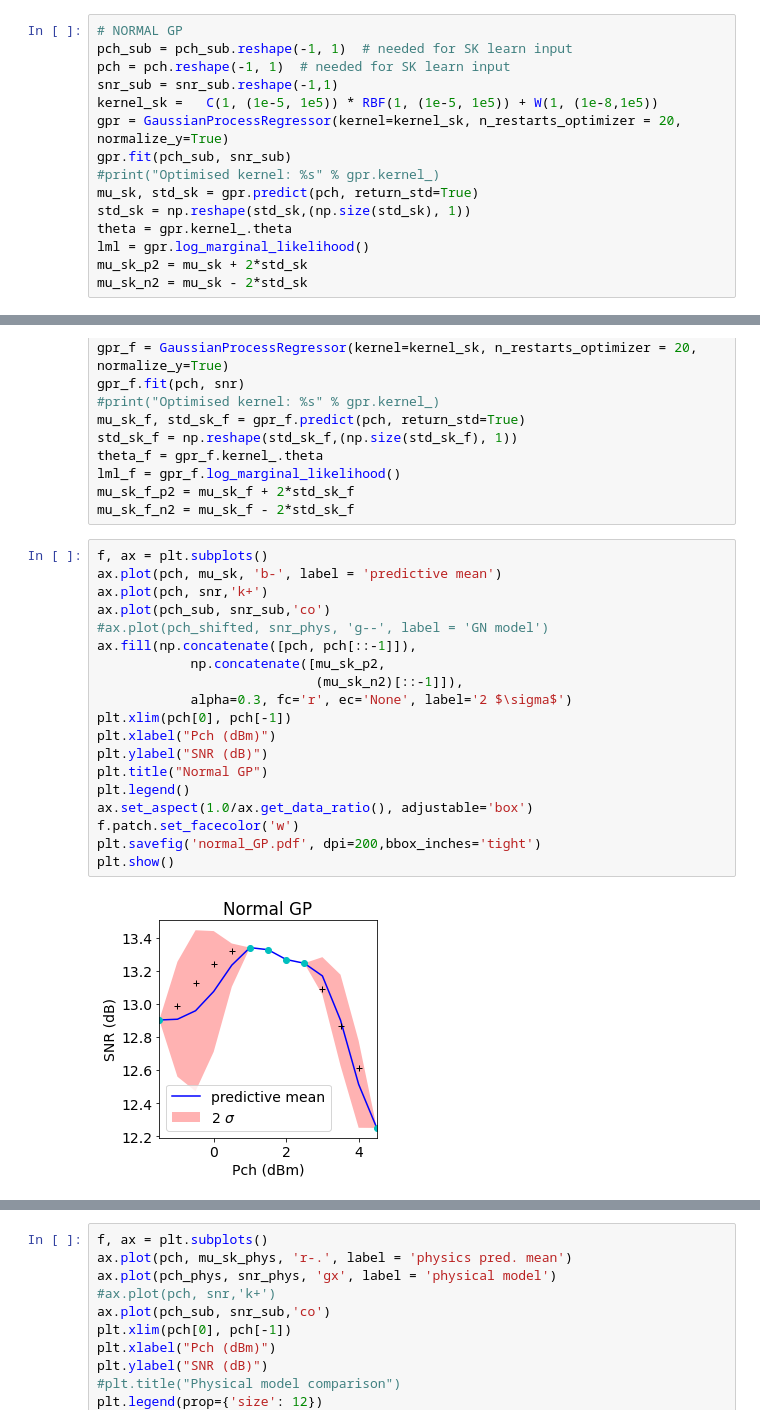
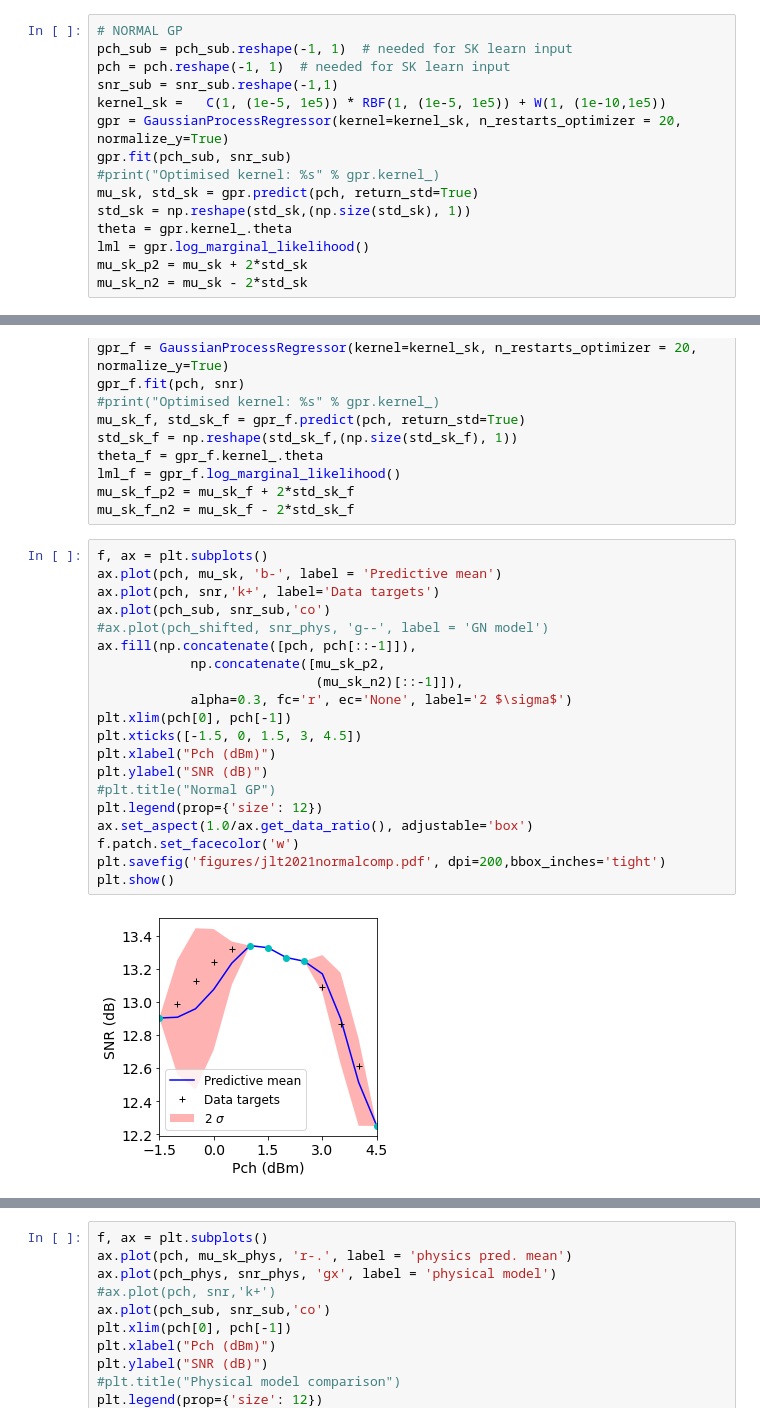
Before and after one commit to joshnevin/physics_enhanced_GPs, a Jupyter notebook: simple_model_enhanced_GPs_comp.ipynb, the cells around one changed output, grey strips where cells are left out. Saved outputs shown, nothing was run; the diff lists cells and outputs as text.

Commit message:
formatted plots for paper

```diff
--- a/simple_model_enhanced_GPs_comp.ipynb
+++ b/simple_model_enhanced_GPs_comp.ipynb
@@ -138,7 +138,7 @@ mu_sk_n2_phys = mu_sk_phys - 2*std_sk_phys
 pch_sub = pch_sub.reshape(-1, 1)  # needed for SK learn input
 pch = pch.reshape(-1, 1)  # needed for SK learn input
 snr_sub = snr_sub.reshape(-1,1)
-kernel_sk =   C(1, (1e-5, 1e5)) * RBF(1, (1e-5, 1e5)) + W(1, (1e-8,1e5))
+kernel_sk =   C(1, (1e-5, 1e5)) * RBF(1, (1e-5, 1e5)) + W(1, (1e-10,1e5))
 gpr = GaussianProcessRegressor(kernel=kernel_sk, n_restarts_optimizer = 20, normalize_y=True)
 gpr.fit(pch_sub, snr_sub)
 #print("Optimised kernel: %s" % gpr.kernel_)
@@ -164,24 +164,25 @@ mu_sk_f_p2 = mu_sk_f + 2*std_sk_f
 mu_sk_f_n2 = mu_sk_f - 2*std_sk_f
 # %%
 f, ax = plt.subplots()
-ax.plot(pch, mu_sk, 'b-', label = 'predictive mean')
-ax.plot(pch, snr,'k+')
+ax.plot(pch, mu_sk, 'b-', label = 'Predictive mean')
+ax.plot(pch, snr,'k+', label='Data targets')
 ax.plot(pch_sub, snr_sub,'co')
 #ax.plot(pch_shifted, snr_phys, 'g--', label = 'GN model')
 ax.fill(np.concatenate([pch, pch[::-1]]),
             np.concatenate([mu_sk_p2,
                             (mu_sk_n2)[::-1]]),
             alpha=0.3, fc='r', ec='None', label='2 $\sigma$')
 plt.xlim(pch[0], pch[-1])
+plt.xticks([-1.5, 0, 1.5, 3, 4.5])
 plt.xlabel("Pch (dBm)")
 plt.ylabel("SNR (dB)")
-plt.title("Normal GP")
-plt.legend()
+#plt.title("Normal GP")
+plt.legend(prop={'size': 12})
 ax.set_aspect(1.0/ax.get_data_ratio(), adjustable='box')
 f.patch.set_facecolor('w')
-plt.savefig('normal_GP.pdf', dpi=200,bbox_inches='tight')
+plt.savefig('figures/jlt2021normalcomp.pdf', dpi=200,bbox_inches='tight')
 plt.show()
 # %% [output]
-[figure, old version]
+[figure, new version]
 # %%
 f, ax = plt.subplots()
```
Also changed, not shown: parts of 12 cells of this notebook, 1 other file.
